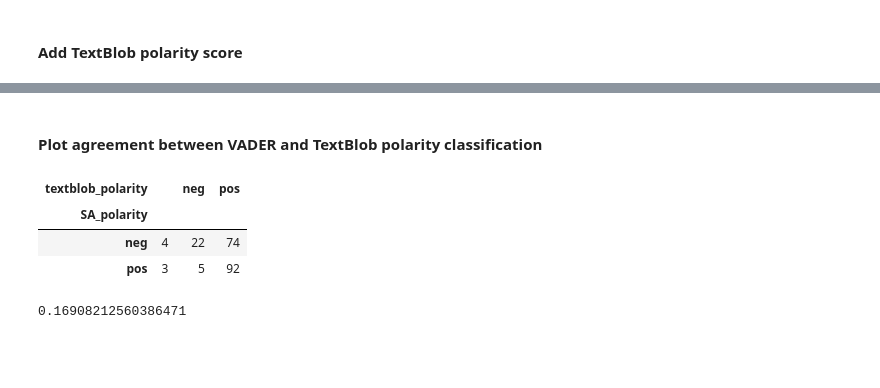
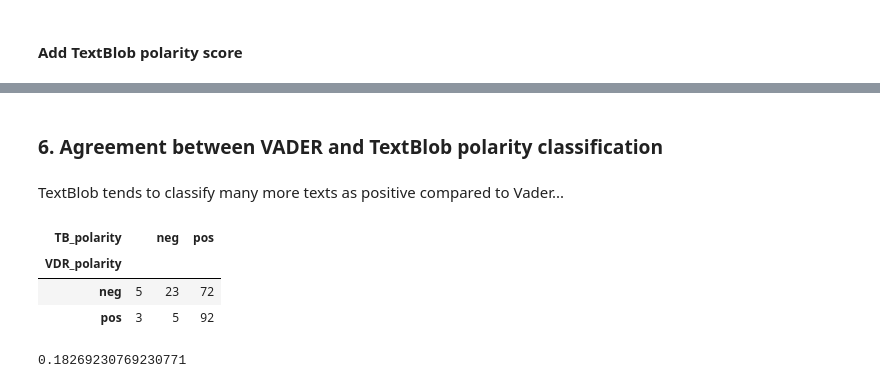
Before and after one commit to exfalsoquodlibet/NLP_consultation, a Jupyter notebook: 01_Create_TestDataSample_cons1Q1.ipynb, the cells around one changed output, grey strips where cells are left out. Cells and saved outputs as stored; diff of their text form; code cells hidden in the pictures; blank space fills up the shorter version.

```diff
--- a/01_Create_TestDataSample_cons1Q1.ipynb
+++ b/01_Create_TestDataSample_cons1Q1.ipynb
@@ -272,10 +252,10 @@ pd.crosstab(cons1_df['SA_polarity'], cons1_df['Are you responding on behalf of a
 ### 5. Create Stratified random sample for test data
 # %%
 # create strata
-pos_org_cond = ((cons1_df['SA_polarity'] == 'pos') & (cons1_df['Are you responding on behalf of an organisation, or as an individual?Response'] == 'Organisation'))
-neg_org_cond = ((cons1_df['SA_polarity'] == 'neg') & (cons1_df['Are you responding on behalf of an organisation, or as an individual?Response'] == 'Organisation'))
+pos_org_cond = ((cons1_df['VDR_polarity'] == 'pos') & (cons1_df['Are you responding on behalf of an organisation, or as an individual?Response'] == 'Organisation'))
+neg_org_cond = ((cons1_df['VDR_polarity'] == 'neg') & (cons1_df['Are you responding on behalf of an organisation, or as an individual?Response'] == 'Organisation'))
 
-pos_ind_cond = ((cons1_df['SA_polarity'] == 'pos') & (cons1_df['Are you responding on behalf of an organisation, or as an individual?Response'] == 'Individual'))
-neg_ind_cond = ((cons1_df['SA_polarity'] == 'neg') & (cons1_df['Are you responding on behalf of an organisation, or as an individual?Response'] == 'Individual'))
+pos_ind_cond = ((cons1_df['VDR_polarity'] == 'pos') & (cons1_df['Are you responding on behalf of an organisation, or as an individual?Response'] == 'Individual'))
+neg_ind_cond = ((cons1_df['VDR_polarity'] == 'neg') & (cons1_df['Are you responding on behalf of an organisation, or as an individual?Response'] == 'Individual'))
 # %%
 # sample sentences
@@ -311,8 +285,8 @@ sa_q1_sample = sa_q1_sample.iloc[:, [1, 40, 10, -7, -6, -5, -4, -3, -2, -1]]
 # %%
 sa_q1_sample['sent_tok_text'] = sa_q1_sample['Q1_census_methods'].apply(lambda x: b_nlp.sent_tokenise_df(x))
 # %%
-sa_q1_sample['textblob_SA_score_sents'] = sa_q1_sample['sent_tok_text'].apply(lambda x: b_nlp.get_textblob_sentiment_score_df(x))
+sa_q1_sample['TB_SA_score_sents'] = sa_q1_sample['sent_tok_text'].apply(lambda x: b_nlp.get_textblob_sentiment_score_df(x))
 # %%
-sa_q1_sample['textblob_mean_SA_score'] = sa_q1_sample['textblob_SA_score_sents'].apply(lambda x: np.mean(x))
+sa_q1_sample['TB_mean_SA_score'] = sa_q1_sample['TB_SA_score_sents'].apply(lambda x: np.nanmean(x))
 # %%
-sa_q1_sample['textblob_polarity'] = sa_q1_sample['textblob_mean_SA_score'].apply(lambda x: 'pos' if x > 0 else 'neg' if x < 0 else "")
+sa_q1_sample['TB_polarity'] = sa_q1_sample['TB_mean_SA_score'].apply(lambda x: 'pos' if x > 0 else 'neg' if x < 0 else "")
@@ -335,9 +330,11 @@ Index(['Unnamed: 0', 'Respondent ID', 'Q1_census_methods',
 # %% [markdown]
-#### Plot agreement between VADER and TextBlob polarity classification
+### 6. Agreement between VADER and TextBlob polarity classification
+# %% [markdown]
+TextBlob tends to classify many more texts as positive compared to Vader...
 # %%
-pd.crosstab(sa_q1_sample['SA_polarity'], sa_q1_sample['textblob_polarity'])
+pd.crosstab(sa_q1_sample['VDR_polarity'], sa_q1_sample['TB_polarity'])
 # %% [output]
-| textblob_polarity |  | neg | pos |
-| SA_polarity |  |  |  |
-| neg | 4 | 22 | 74 |
+| TB_polarity |  | neg | pos |
+| VDR_polarity |  |  |  |
+| neg | 5 | 23 | 72 |
 | pos | 3 | 5 | 92 |
@@ -347,5 +341,5 @@ sa_q1_sample[sa_q1_sample['textblob_polarity'] == ""];
 # %%
 from sklearn.metrics import cohen_kappa_score
-cohen_kappa_score(sa_q1_sample['SA_polarity'], sa_q1_sample['textblob_polarity'])
+cohen_kappa_score(sa_q1_sample['VDR_polarity'], sa_q1_sample['TB_polarity'])
 # %% [output]
-0.16908212560386471
+0.18269230769230771
```
Also changed, not shown: parts of 25 cells of this notebook, 3 other files.
